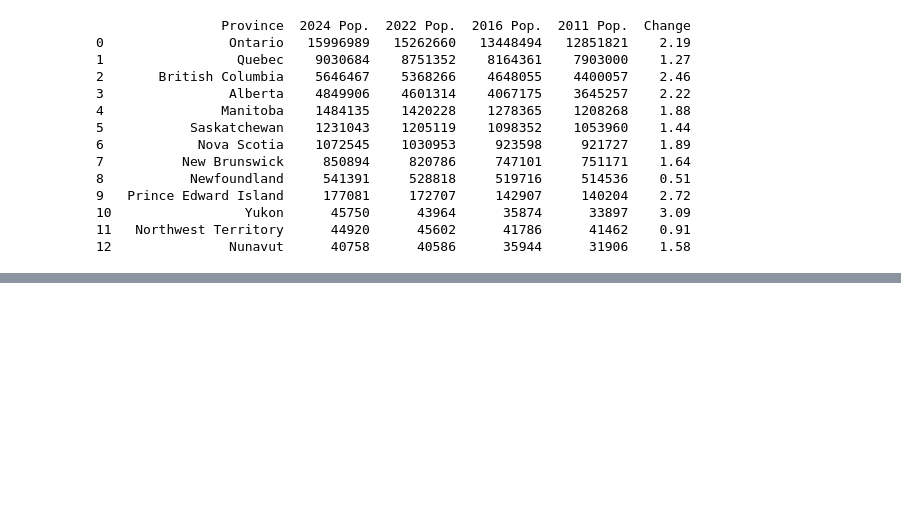
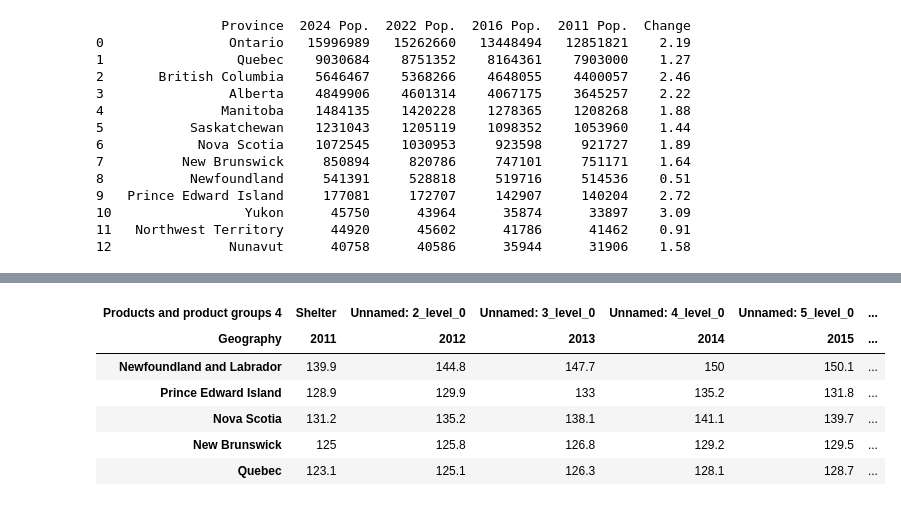
Before and after one commit to YasHabib/Canadian-Housing-Market-Predictive-Analysis, a Jupyter notebook: Canadian Housing Market Data Injestion and Exploration.ipynb, the cells around one changed output, grey strips where cells are left out. Saved outputs shown, nothing was run; the diff lists cells and outputs as text; code cells hidden in the pictures; blank space fills up the shorter version.

```diff
--- a/Canadian Housing Market Data Injestion and Exploration.ipynb
+++ b/Canadian Housing Market Data Injestion and Exploration.ipynb
@@ -108,0 +115,10 @@ print(df)
+# %%
+cpi_df.head()
+# %% [output]
+| Products and product groups 4 | Shelter | Unnamed: 2_level_0 | Unnamed: 3_level_0 | Unnamed: 4_level_0 | Unnamed: 5_level_0 | ... |
+| Geography | 2011 | 2012 | 2013 | 2014 | 2015 | ... |
+| Newfoundland and Labrador | 139.9 | 144.8 | 147.7 | 150 | 150.1 | ... |
+| Prince Edward Island | 128.9 | 129.9 | 133 | 135.2 | 131.8 | ... |
+| Nova Scotia | 131.2 | 135.2 | 138.1 | 141.1 | 139.7 | ... |
+| New Brunswick | 125 | 125.8 | 126.8 | 129.2 | 129.5 | ... |
+| Quebec | 123.1 | 125.1 | 126.3 | 128.1 | 128.7 | ... |
```
Also changed, not shown: parts of 13 cells of this notebook, 19 other files.
